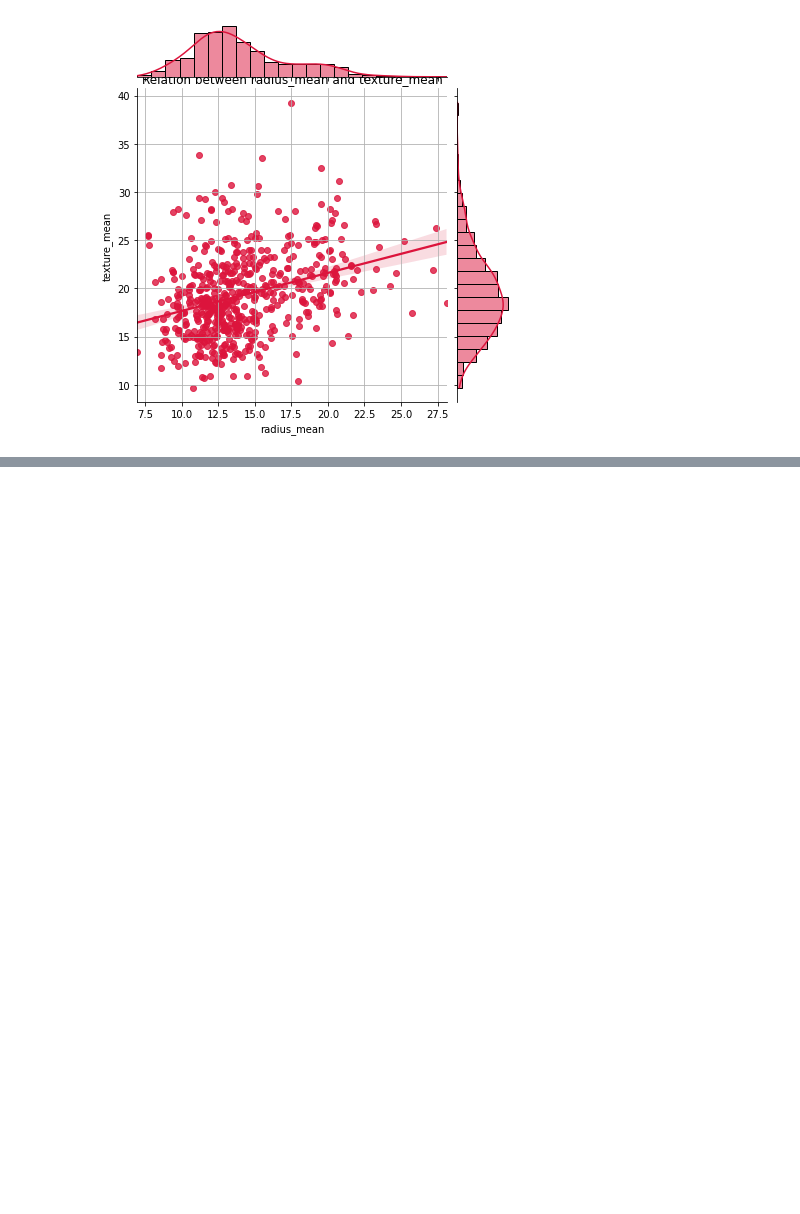
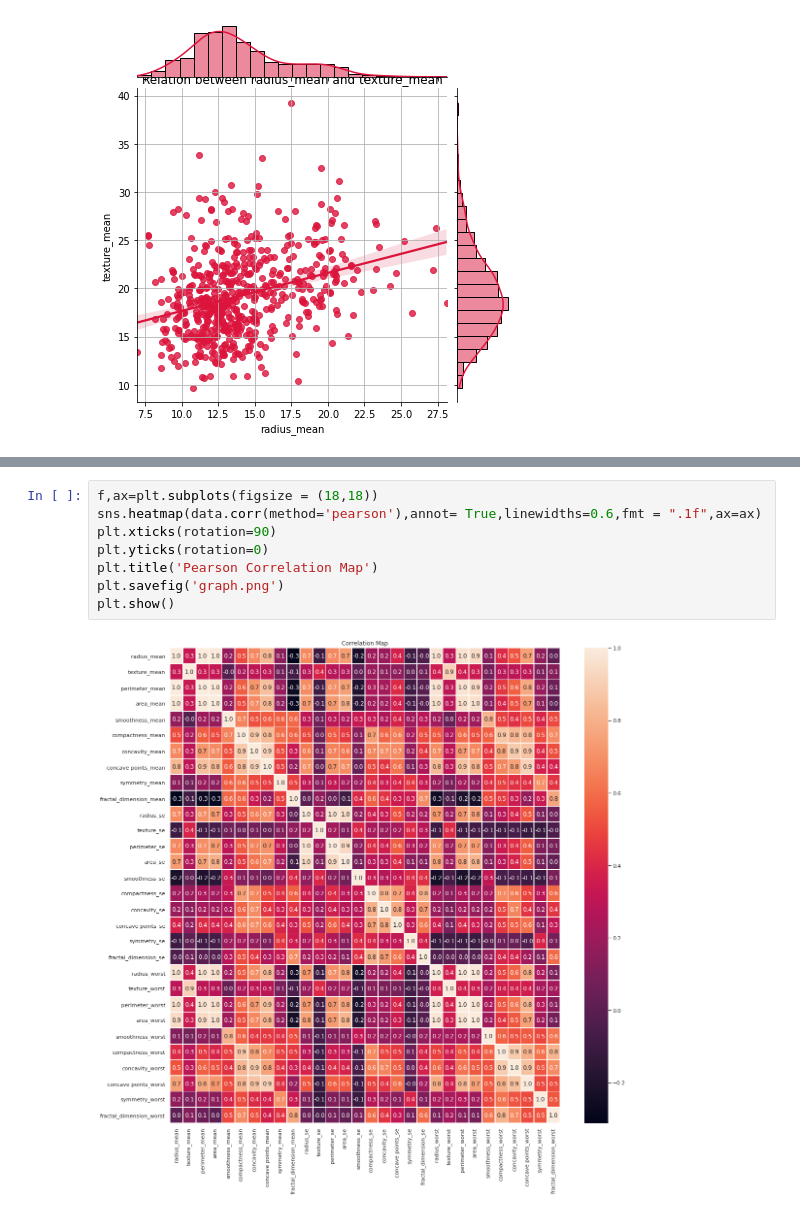
Before and after one commit to redwankarimsony/kaggle_notebooks, a Jupyter notebook: Statistical_Analysis_of_Wisconsin_Breast_Cancer_Data_(Plotly).ipynb, the cells around one changed output, grey strips where cells are left out. Drawn from its saved outputs; the diff is of its cells as text; blank space fills up the shorter version.

```diff
--- a/Statistical_Analysis_of_Wisconsin_Breast_Cancer_Data_(Plotly).ipynb
+++ b/Statistical_Analysis_of_Wisconsin_Breast_Cancer_Data_(Plotly).ipynb
@@ -230,0 +275,10 @@ plt.show()
+# %%
+f,ax=plt.subplots(figsize = (18,18))
+sns.heatmap(data.corr(method='pearson'),annot= True,linewidths=0.6,fmt = ".1f",ax=ax)
+plt.xticks(rotation=90)
+plt.yticks(rotation=0)
+plt.title('Pearson Correlation Map')
+plt.savefig('graph.png')
+plt.show()
+# %% [output]
+[figure, added]
```
Also changed, not shown: parts of 20 cells of this notebook.
